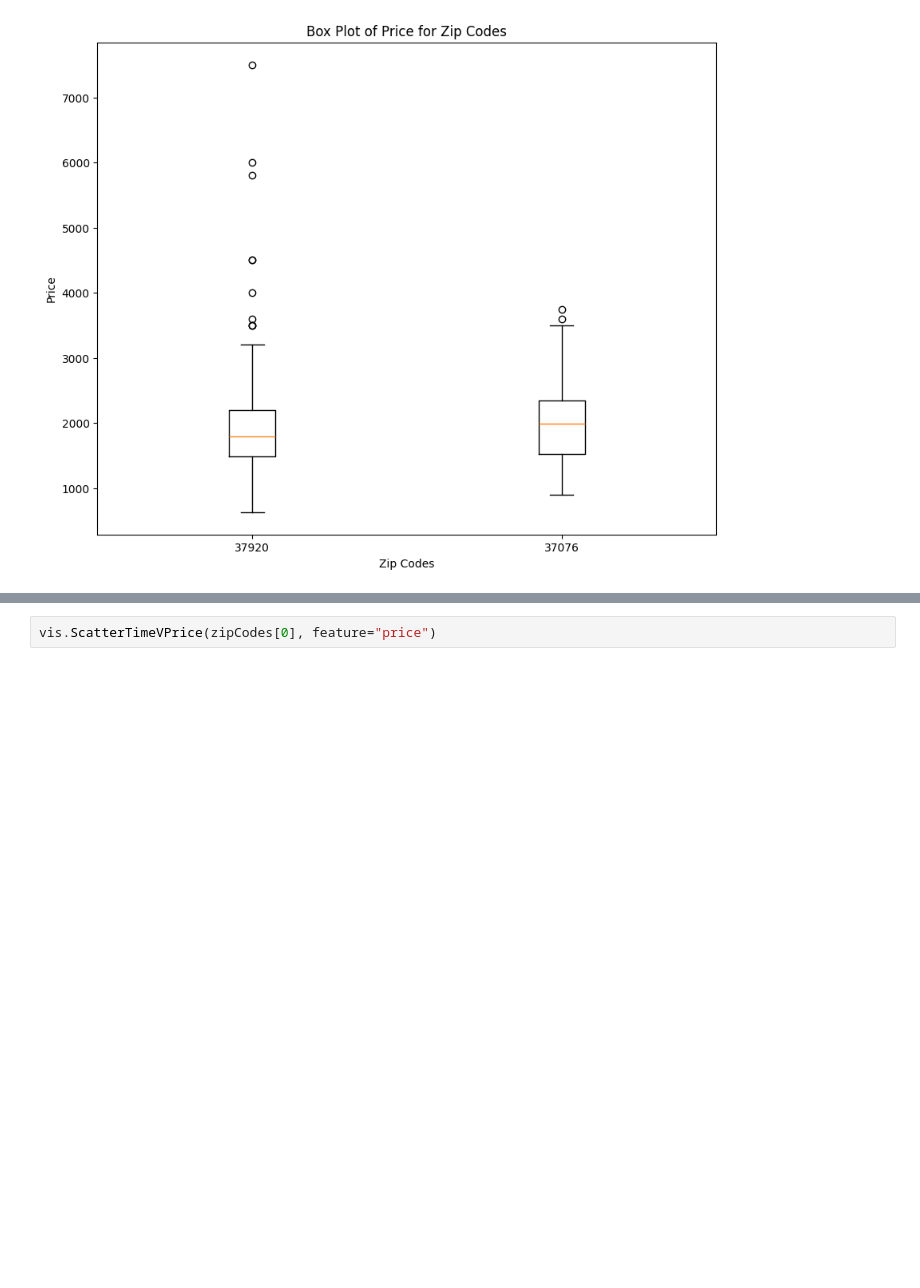
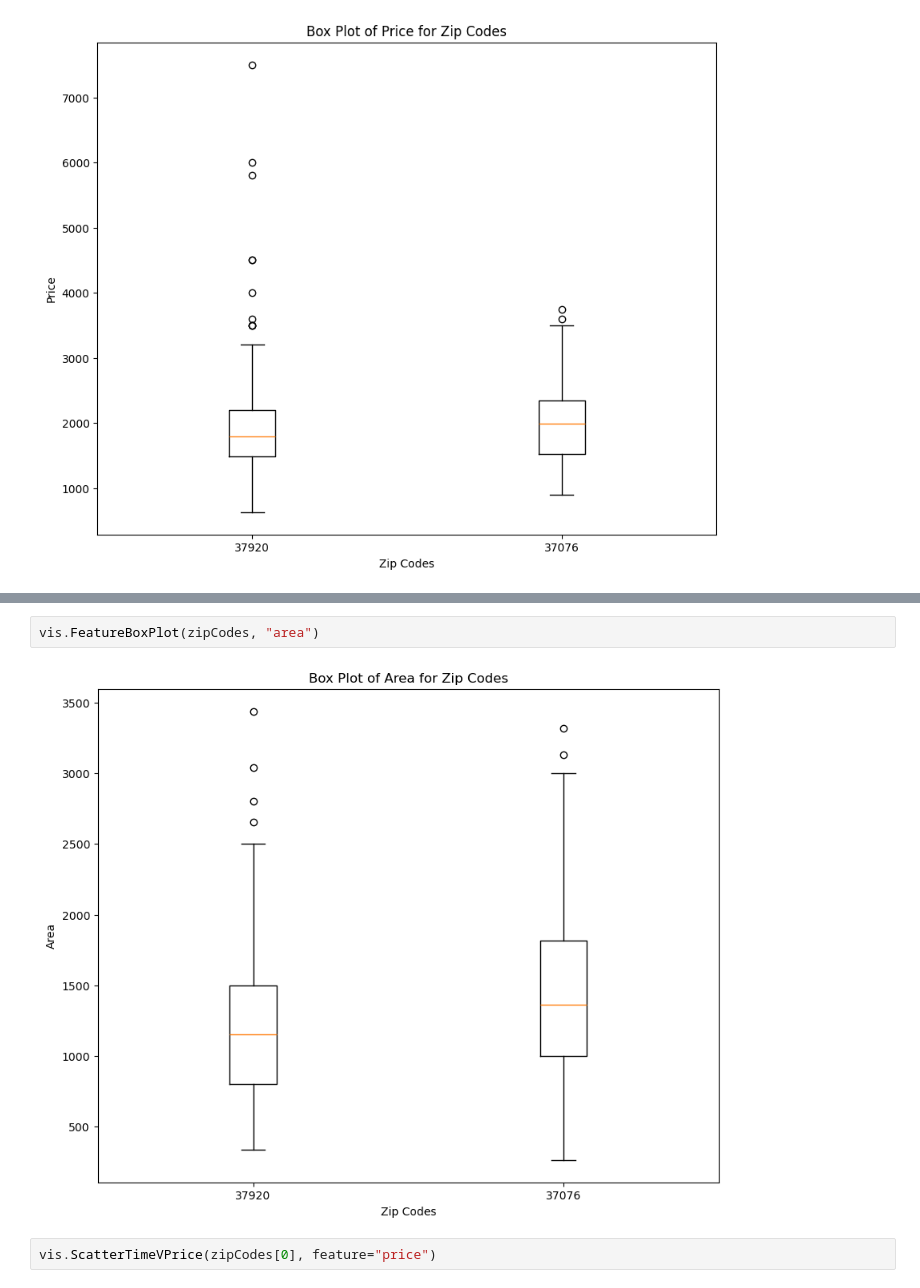
Before and after one commit to fdac23/CarPricingAnalysis, a Jupyter notebook: RentPricingAnalysis.ipynb, the cells around one changed output, grey strips where cells are left out. Cells and saved outputs as stored; diff of their text form; blank space fills up the shorter version.

```diff
--- a/RentPricingAnalysis.ipynb
+++ b/RentPricingAnalysis.ipynb
@@ -74,3 +86,7 @@ vis.FeatureBoxPlot(zipCodes, "price")
+# %%
+vis.FeatureBoxPlot(zipCodes, "area")
+# %% [output]
+[figure, added]
 # %%
 vis.ScatterTimeVPrice(zipCodes[0], feature="price")
 # %% [output]
```
Also changed, not shown: parts of 6 cells of this notebook, 3 other files.
